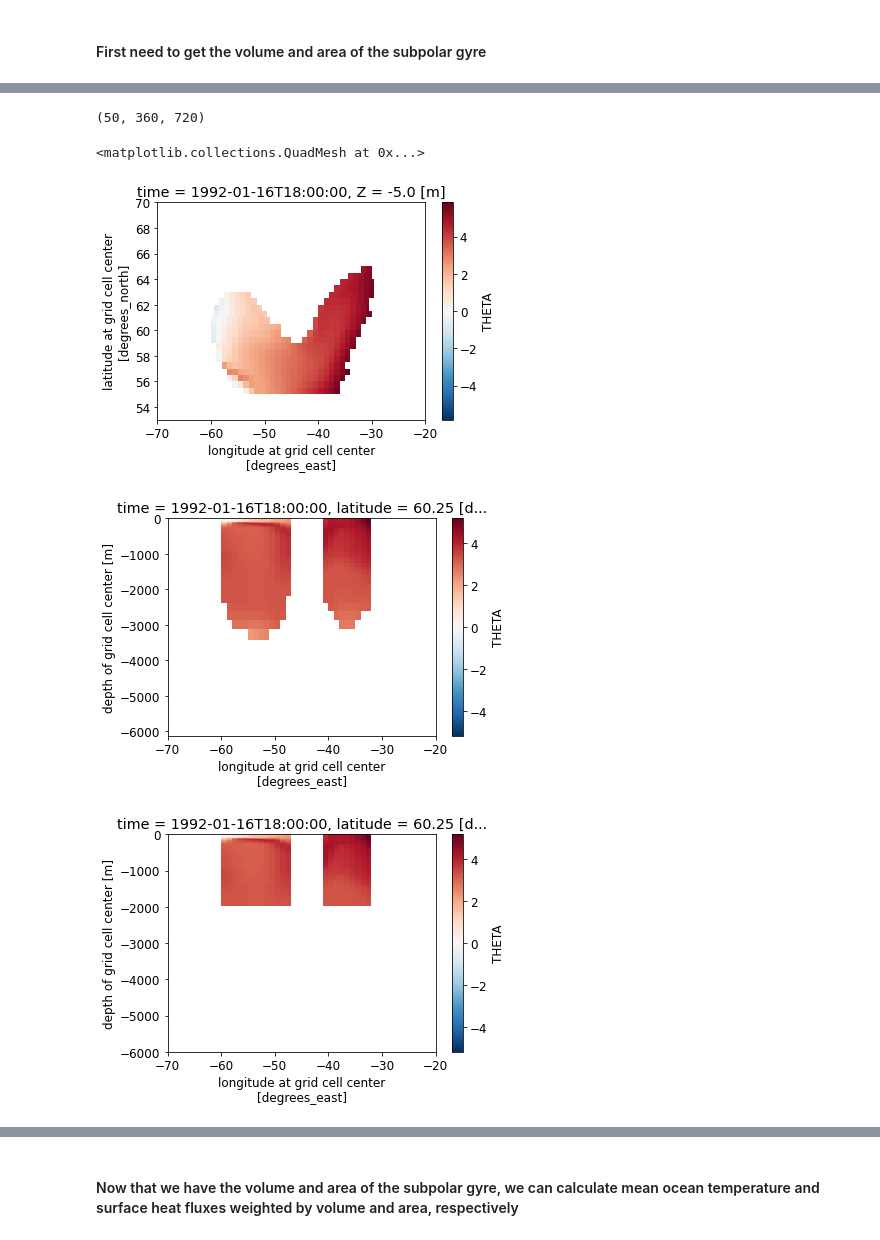
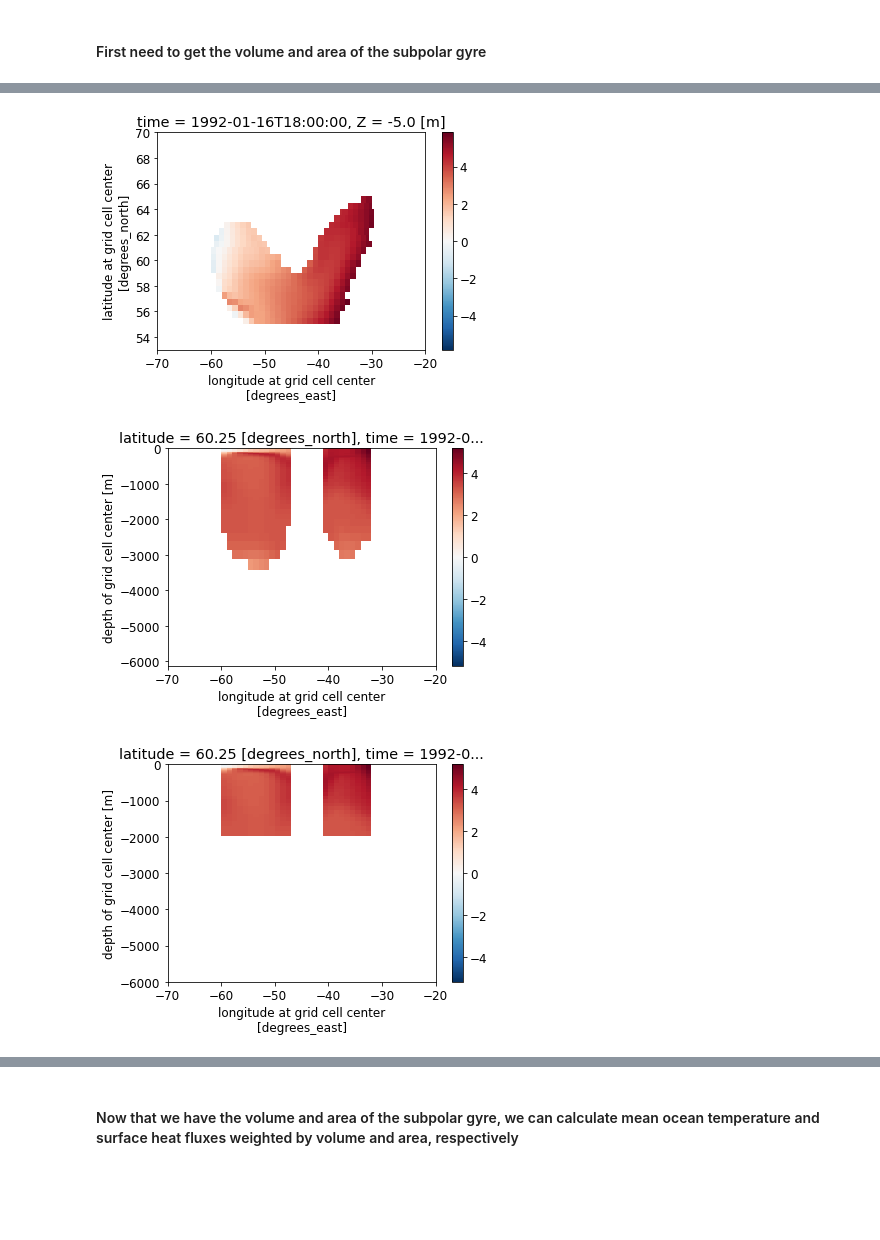
Before and after one commit to mjzahn/ecco, a Jupyter notebook: Zahn Qualifying Exam_edits.ipynb, the cells around one changed output, grey strips where cells are left out. Saved outputs shown, nothing was run; the diff lists cells and outputs as text; code cells hidden in the pictures; blank space fills up the shorter version.

```diff
--- a/Zahn Qualifying Exam_edits.ipynb
+++ b/Zahn Qualifying Exam_edits.ipynb
@@ -317,0 +347,15 @@ array([ 0.04984991, -0.20747542, -1.04594015, -0.88650011, -0.35251752,
+# %%
+plt.rcParams['font.size'] = '14'
+plt.figure(figsize=[15,4])
+EXFqnet_gyre_mean_month_unweighted.plot(label="EXFqnet unweighted")
+EXFqnet_gyre_mean_month_weighted_v2.plot(label="EXFqnet weighted using cos(latitude)")
+
+# plt.title("monthly mean air-sea heat flux")
+plt.title("")
+plt.ylabel("$Q_{net}$ (Wm$^{-2}$)")
+plt.legend()
+plt.xticks(ticks=list(range(13)[1:]), labels=['J','F','M','A','M','J','J','A','S','O','N','D'])
+plt.margins(x=0)
+
+plt.grid(linestyle='--')
+plt.title("monthly mean net air-sea heat fluxes");
@@ -317,0 +395,15 @@ array([ 0.04984991, -0.20747542, -1.04594015, -0.88650011, -0.35251752,
+# %%
+plt.rcParams['font.size'] = '14'
+plt.figure(figsize=[15,4])
+EXFqnet_gyre_mean_month_unweighted.plot(label="EXFqnet unweighted")
+EXFqnet_gyre_mean_month_weighted_v3.plot(label="EXFqnet weighted using cos(latitude) in xarray `weighted` function")
+
+# plt.title("monthly mean air-sea heat flux")
+plt.title("")
+plt.ylabel("$Q_{net}$ (Wm$^{-2}$)")
+plt.legend()
+plt.xticks(ticks=list(range(13)[1:]), labels=['J','F','M','A','M','J','J','A','S','O','N','D'])
+plt.margins(x=0)
+
+plt.grid(linestyle='--')
+plt.title("monthly mean net air-sea heat fluxes");
@@ -593,4 +687,0 @@ gyre_theta_mask = np.where(np.logical_and(data_y_mg > 55, data_y_mg < 70), 1, np
-# %%
-np.shape(gyre_theta_mask)
-# %% [output]
-(50, 360, 720)
@@ -600,6 +688,16 @@ theta_gyre =  theta_below_2000*gyre_theta_mask
+# %%
+# Use an existing DataArray with desired lat/lon coords and change values to mask zeros/ones
+gyremask_da = ecco_depth.copy(deep=True)
+gyremask_da.values = gyre_mask
+gyremask_da.name = 'gyre_mask'
+# %%
+# multiply mask to theta dataset and get final output of subpolar gyre temperature data
+theta_gyre = gyremask_da*theta_below_2000
+
+# now only select 'wet' grid cells
+theta_gyre_wet = theta_gyre.where(geometry_ds.maskC == True)
 # %%
 # plot to double check it is correct
-theta_gyre.sel(longitude=slice(-70,-20),latitude=slice(53,70),time='1992-01-16',Z=-5).plot()
+theta_gyre_wet.sel(longitude=slice(-70,-20),latitude=slice(53,70),time='1992-01-16',Z=-5).plot();
 # %% [output]
-<matplotlib.collections.QuadMesh at 0x...>
-[figure, old version]
+[figure, new version]
@@ -609,6 +704,6 @@ theta_gyre_wet = theta_gyre.where(geometry_ds.maskC == True)
 # %%
 # sanity check plot - look at transect along 60.25 degree latitude line and make sure I only have wet cells
-theta_gyre_wet.sel(latitude=60.25, longitude=slice(-70,-20),time='1992-01-16').plot();
+theta_gyre_wet.sel(latitude=60.25, longitude=slice(-70,-20),time='1992-01-16').transpose().plot();
 # %% [output]
-[figure, old version]
+[figure, new version]
 # %%
@@ -616,7 +711,7 @@ theta_gyre_wet.sel(latitude=60.25, longitude=slice(-70,-20),time='1992-01-16').p
 theta_gyre_wet_2000m = theta_gyre_wet.sel(Z=slice(0,-2000))
 # %%
 # sanity check plot - look at new slice
-theta_gyre_wet_2000m.sel(latitude=60.25, longitude=slice(-70,-20),time='1992-01-16').plot()
+theta_gyre_wet_2000m.sel(latitude=60.25, longitude=slice(-70,-20),time='1992-01-16').transpose().plot()
 plt.ylim(-6000,0);
 # %% [output]
-[figure, old version]
+[figure, new version]
```
Also changed, not shown: parts of 86 cells of this notebook, 2 other files.
